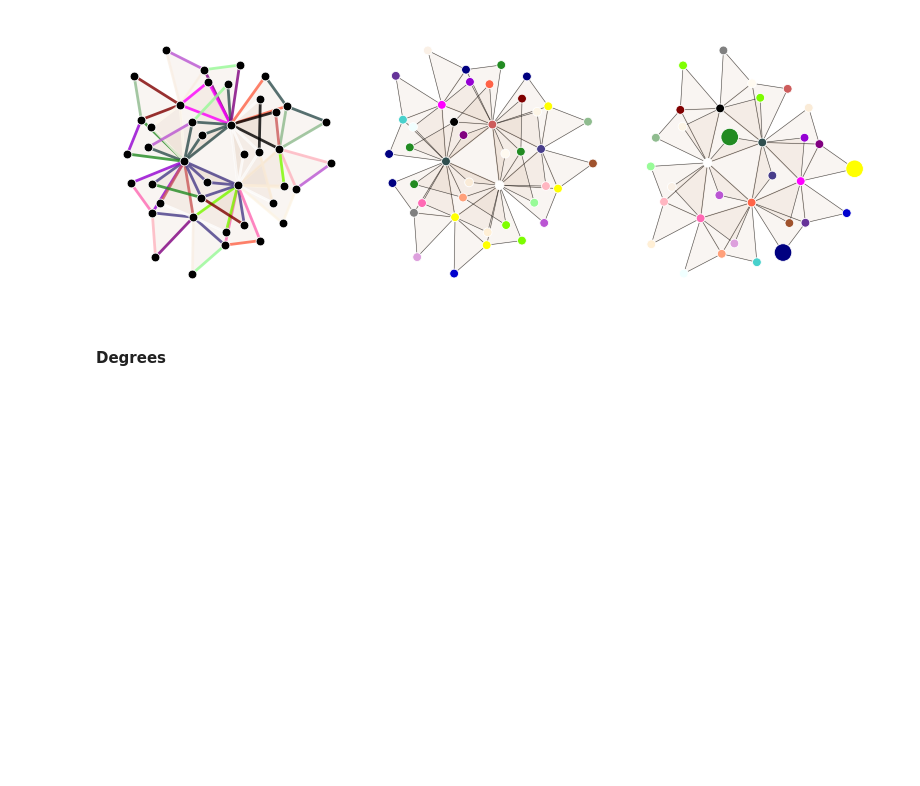
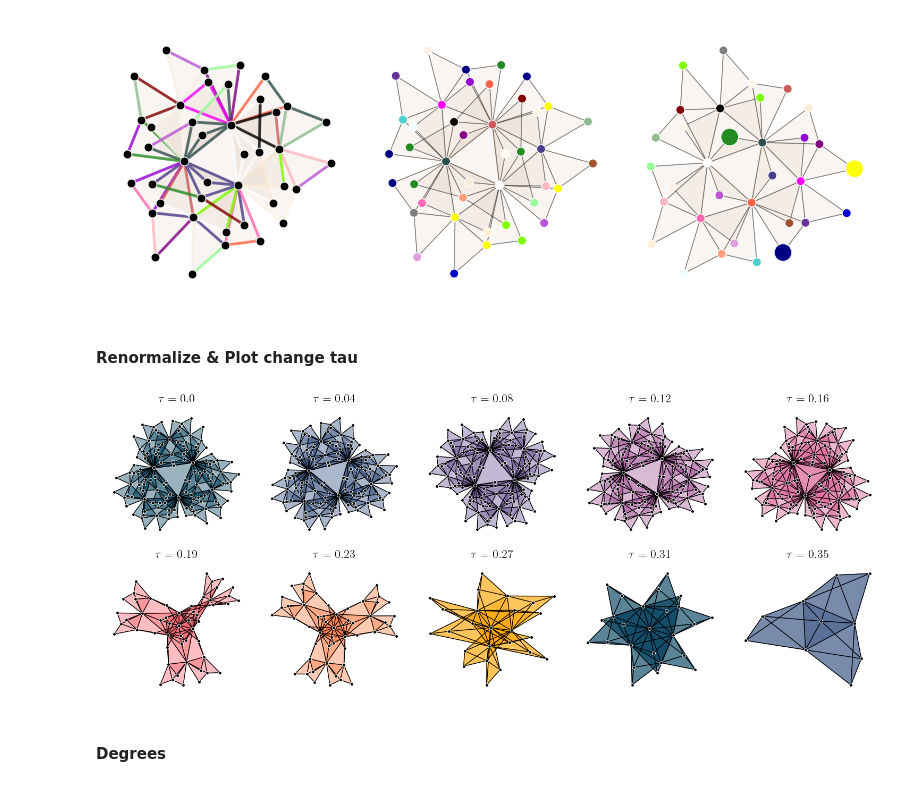
Before and after one commit to nplresearch/higher_order_LRG, a Jupyter notebook: HOLR/Experiments_setups/Renormalize.ipynb, the cells around one changed output. Saved outputs shown, nothing was run; the diff lists cells and outputs as text; code cells hidden in the pictures; blank space fills up the shorter version.

Commit message:
Cleaned Functions Added "kamada_kawai" layout to plot_complex

```diff
--- a/HOLR/Experiments_setups/Renormalize.ipynb
+++ b/HOLR/Experiments_setups/Renormalize.ipynb
@@ -1073,6 +1065,36 @@ plt.tight_layout()
 #plt.savefig(f"../Experiments_results/Diffusion_Laplacians/Renormalizations/RealData/renormalsize_email_L02.pdf")
 # %% [output]
 [figure]
+# %% [markdown]
+#### Renormalize & Plot change tau
+# %%
+nplots = 10
+diff_order = 1
+int_order = 0
+tau_max = 0.35
+
+f,axs = plt.subplots(2,nplots//2,figsize = (nplots//2*3,2*3))
+tau_space = np.linspace(0,tau_max,nplots)
+
+L = scomplex.diffusion_laplacian(sc,diff_order,int_order)
+D, U = scipy.linalg.eigh(L)
+
+for t,tau in enumerate(tau_space):
+    ax = axs[t//(nplots//2),np.mod(t,nplots//2)]
+    new_sc,__,__ = renormalize.renormalize_single_step(sc,tau,diff_order,int_order,D,U,VERBOSE=False)
+    col = colors_sequential[t]
+    plotting.plot_complex(new_sc,ax = ax,face_color=[col],face_alpha=0.4,node_size=18,layout="kamada_kawai")
+
+
+    ax.set_title(r"$\tau = "+f"{np.round(tau,2)}$",fontsize = 16)
+    #ax[i].collections[1].set_alpha(0.8)
+    ax.collections[0].set_linewidth(0.7)
+    ax.collections[0].set_edgecolor("#FFFFFF")
+
+plt.tight_layout()
+plt.savefig(f"../Experiments_results/Diffusion_Laplacians/Renormalizations/Pseudofractal/L{diff_order}{int_order}_change_tau.pdf")
+# %% [output]
+[figure, added]
 # %% [markdown]
 #### Degrees
 # %%
```
Also changed, not shown: parts of 5 cells of this notebook, 10 other files.
